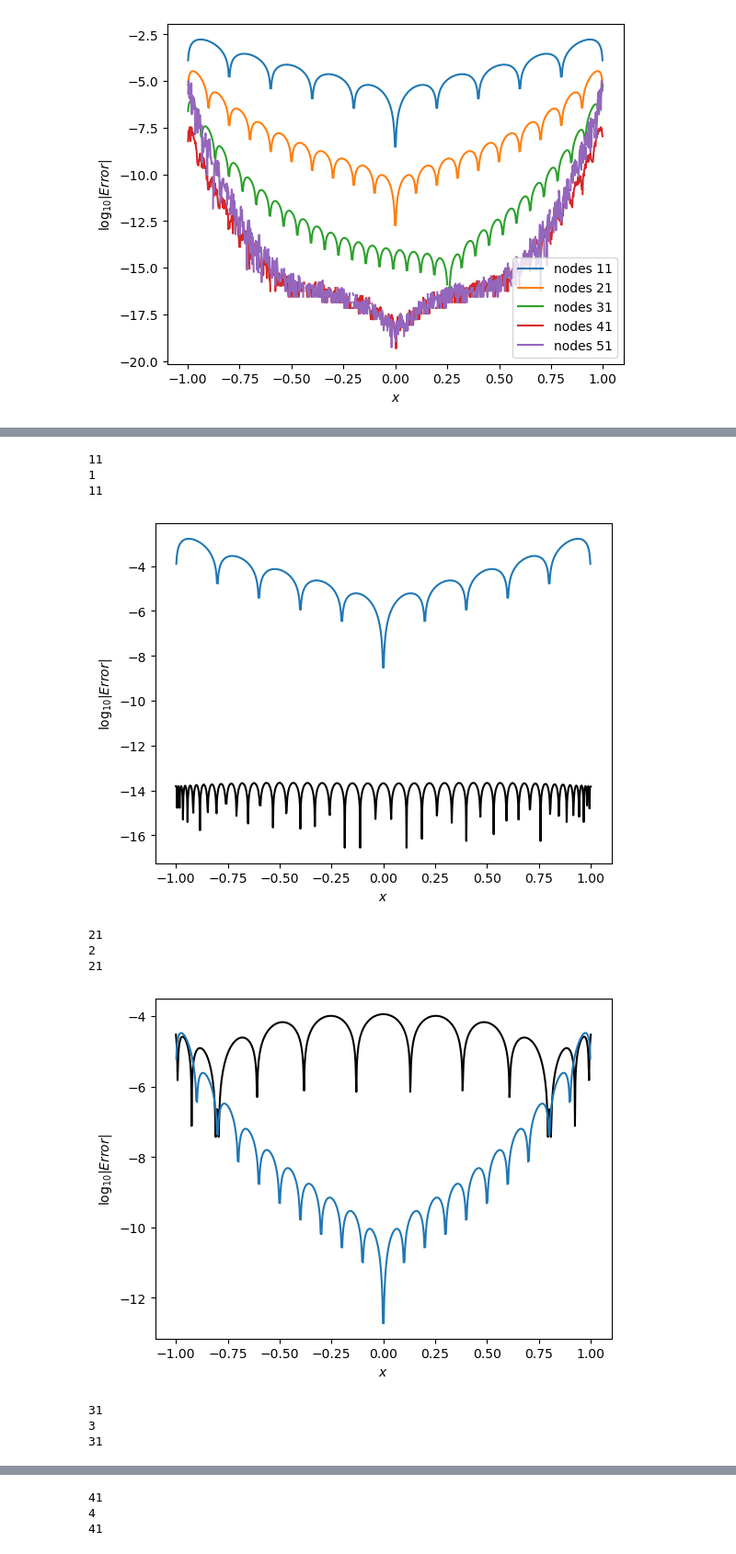
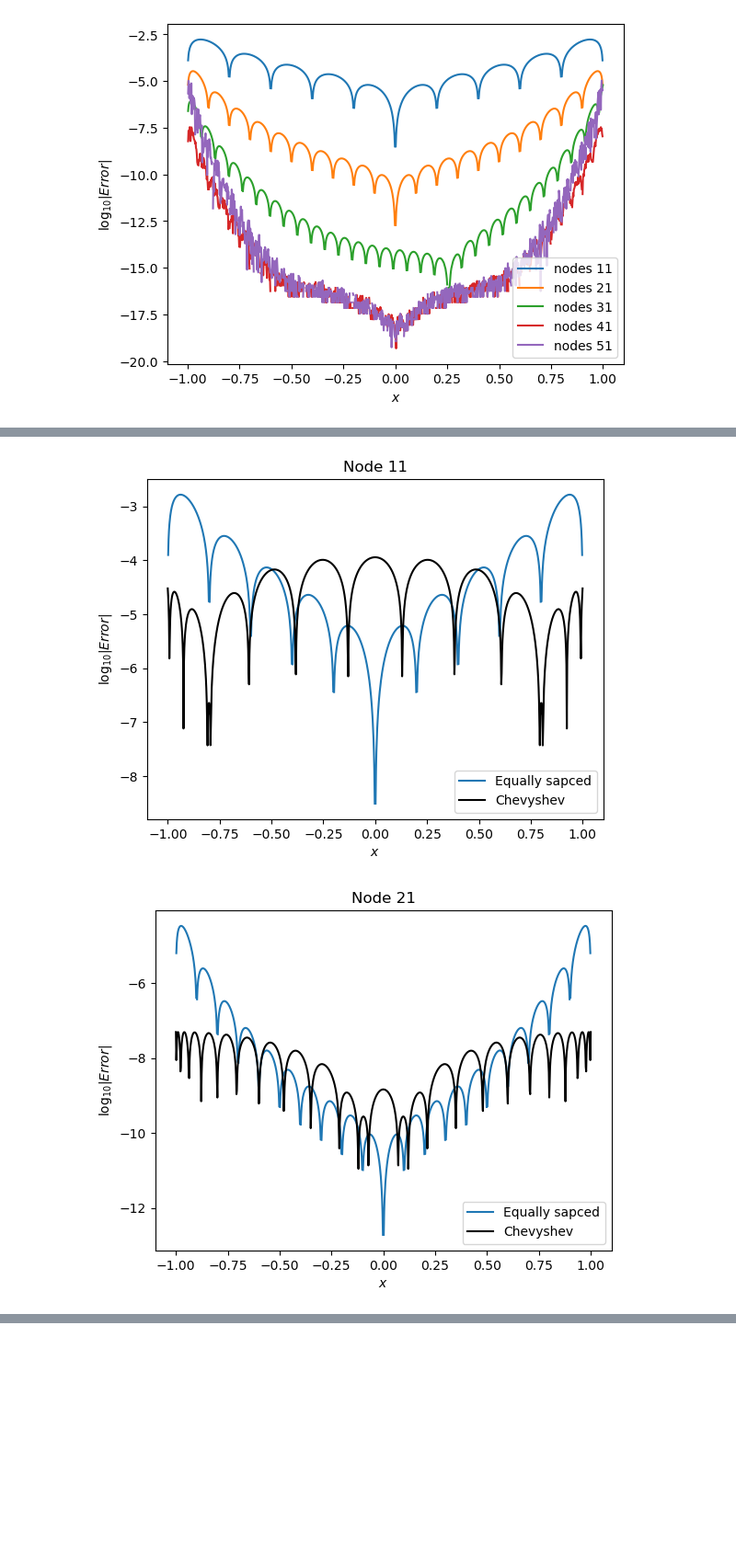
Before and after one commit to byeolla/science_dnn, a Jupyter notebook: 2019310729 Jaehoon Yoo MTH3033HW4.ipynb, the cells around one changed output, grey strips where cells are left out. Shown at 92% size. Saved outputs shown, nothing was run; the diff lists cells and outputs as text; code cells hidden in the pictures; blank space fills up the shorter version.

```diff
--- a/2019310729 Jaehoon Yoo MTH3033HW4.ipynb
+++ b/2019310729 Jaehoon Yoo MTH3033HW4.ipynb
@@ -44,6 +44,14 @@ def interp_plotter(xnodes, fnodes, xquery, ftrue, c):
     plt.ylabel("$\log_{10}|Error|$")
     # plt.ylim(-20, -4)
     # plt.show()
+
+def interp_plotter1(xnodes, fnodes, xquery, ftrue, c, label):
+    finterp = lagran_interp(xnodes, fnodes, xquery)
+    plt.plot(xquery, np.ma.log10(np.abs(ftrue - finterp)), label=label, c=c)
+    plt.xlabel("$x$")
+    plt.ylabel("$\log_{10}|Error|$")
+    # plt.ylim(-20, -4)
+    # plt.show()
 # %%
 for i, c in zip(range(1, 6), (f"C{k}" for k in range(0, 10))):
     xnodes = xquery[::100//i]
@@ -60,7 +68,7 @@ for i in range(0, 15):
     fnodes = f1(xnodes)
 
     interp_plotter(xnodes, fnodes, xquery, ftrue, c=None)
-
-    plt.legend()
+    plt.ylim(-20, -4)
+    plt.legend(loc=4)
     plt.show()
 # %% [output]
@@ -84,30 +92,17 @@ Node 50개부터 양끝이 오차가 커지기 시작하고 53개부터 확실
 # %%
-for i in range(1, 5):
-    xnodes = xquery[::int(100/i)]
-    fnodes = ftrue[::int(100/i)]
-    print(xnodes.size)
-    print(i)
-    plt.plot(xinterp, np.ma.log10(np.abs(ftrue-finterp)), ls='-', color='k')
+for i in range(1, 6):
+    xnodes = xquery[::100//i]
+    fnodes = ftrue[::100//i]
+    interp_plotter1(xnodes, fnodes, xquery, ftrue, c=None, label='Equally sapced')
+
     ncheb = xnodes.size
-    xinterp = xquery
     xcheb = np.cos(np.pi*(2.*np.arange(ncheb)+1.)/(2.*ncheb+2.))
     fcheb = f1(xcheb)
-    finterp = lagran_interp(xcheb, fcheb, xinterp)
-    print(xcheb.size)
-
-
-
-    interp_plotter(xnodes, fnodes, xquery, ftrue)
+    finterp = lagran_interp(xcheb, fcheb, xquery)
+    plt.plot(xquery, np.ma.log10(np.abs(ftrue-finterp)), ls='-', color='k', label='Chevyshev')
+    plt.legend(loc=4)
+    plt.title(f"Node {xnodes.size}")
     plt.show()
 # %% [output]
-11
-1
-11
-[figure, old version]
+[figure, new version]
-21
-2
-21
-[figure, old version]
+[figure, new version]
-31
-3
-31
@@ -115,3 +109,0 @@ for i in range(1, 5):
-41
-4
-41
```
Also changed, not shown: parts of 7 cells of this notebook, 1 other file.
